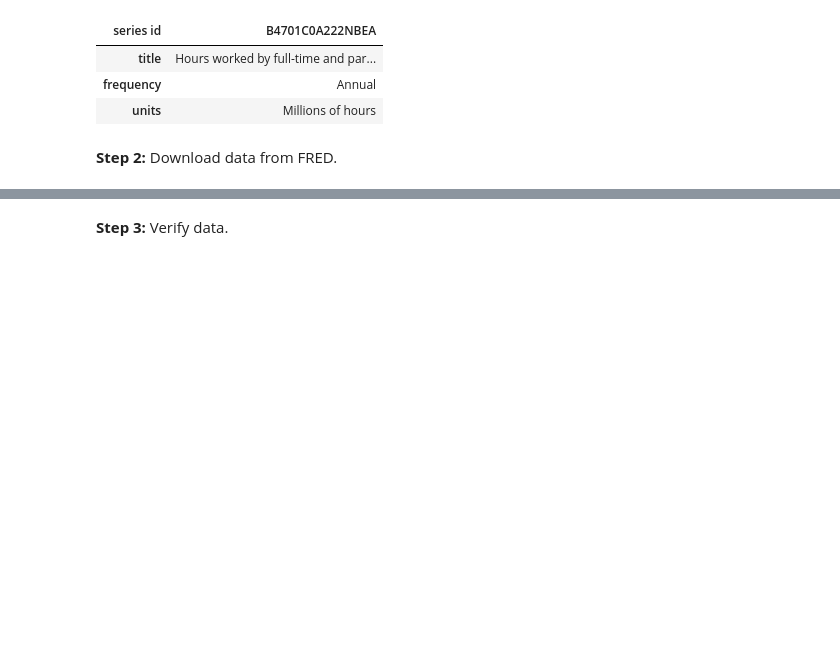
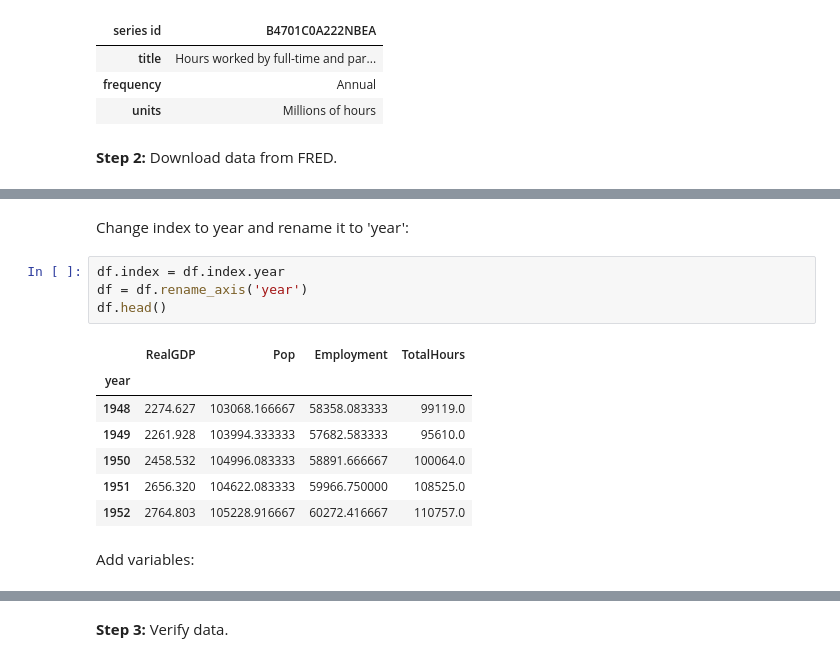
Before and after one commit to fgv916/ProgEcon-lectures, a Jupyter notebook: 05_06_DescriptivEconomics/02_From_API.ipynb, the cells around one changed output, grey strips where cells are left out. Drawn from its saved outputs; the diff is of its cells as text; blank space fills up the shorter version.

```diff
--- a/05_06_DescriptivEconomics/02_From_API.ipynb
+++ b/05_06_DescriptivEconomics/02_From_API.ipynb
@@ -525 +563,17 @@ for k in series.keys():
+# %% [markdown]
+Change index to year and rename it to 'year':
+# %%
+df.index = df.index.year
+df = df.rename_axis('year')
+df.head()
+# %% [output]
+|  | RealGDP | Pop | Employment | TotalHours |
+| year |  |  |  |  |
+| 1948 | 2274.627 | 103068.166667 | 58358.083333 | 99119.0 |
+| 1949 | 2261.928 | 103994.333333 | 57682.583333 | 95610.0 |
+| 1950 | 2458.532 | 104996.083333 | 58891.666667 | 100064.0 |
+| 1951 | 2656.320 | 104622.083333 | 59966.750000 | 108525.0 |
+| 1952 | 2764.803 | 105228.916667 | 60272.416667 | 110757.0 |
+# %% [markdown]
+Add variables:
 # %%
```
Also changed, not shown: parts of 10 cells of this notebook.
